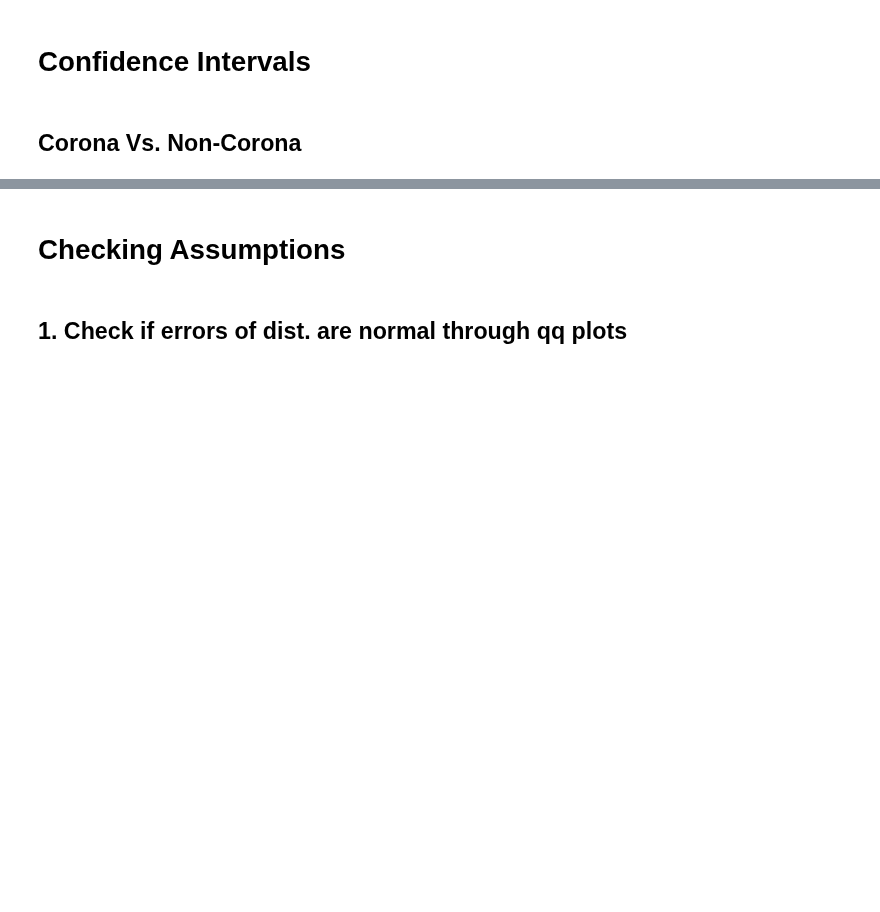
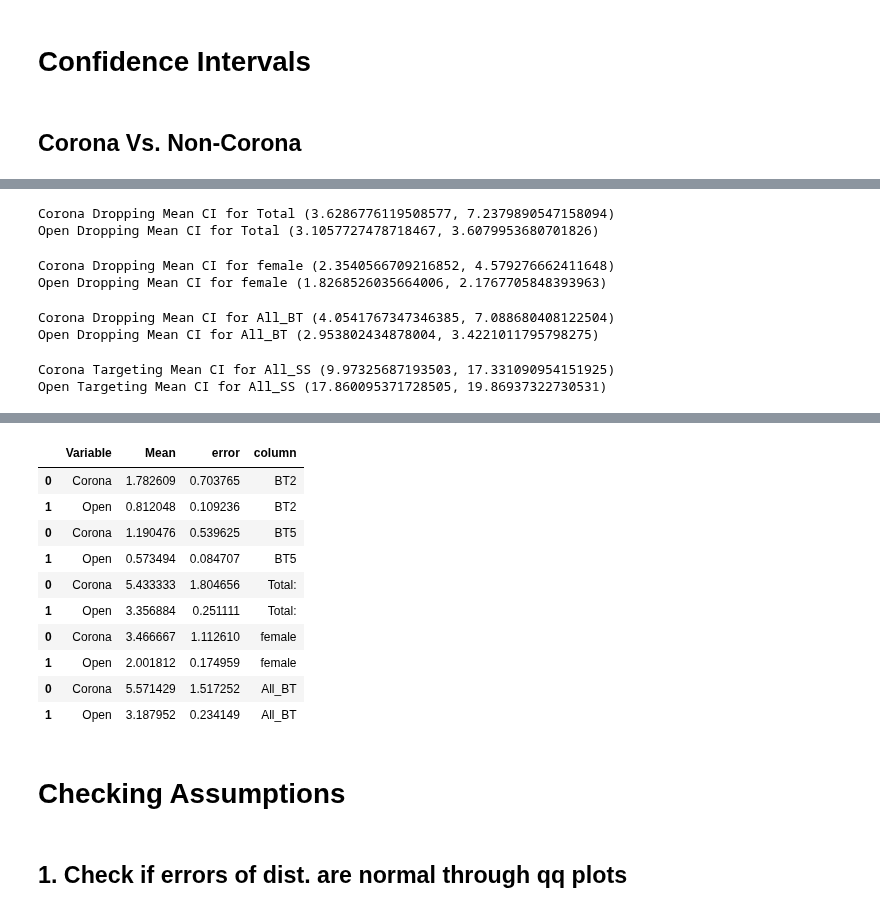
Before and after one commit to Data-Science-in-Business-Fall-2020/final-project-danny_brady_michael, a Jupyter notebook: T_Tests.ipynb, the cells around one changed output, grey strips where cells are left out. Drawn from its saved outputs; the diff is of its cells as text; code cells hidden in the pictures; blank space fills up the shorter version.

Commit message:
I made some further progress into confidence intervals and graphically showing those

```diff
--- a/T_Tests.ipynb
+++ b/T_Tests.ipynb
@@ -550,5 +591,0 @@ Total:  : Test Statistic = 10.28547 P-Value = 0.0
-# %%
-# Perform T-Test for species and genders
-for column in gender_and_species:
-    twosample_results = st.ttest_ind(no_light_targets[column], first_40_targets[column],nan_policy='omit')
-    print(column, ": Test Statistic =" ,round(twosample_results[0], 5), "P-Value =", round(twosample_results[1], 10))
@@ -594,0 +626,7 @@ There were multiple significant values within the individual sharks as well as f
+# %%
+# Perform T-Test for each individual Shark
+for column in All_Sharks.drop(columns = ["BT2"]):
+    twosample_results = st.ttest_ind(no_light_targets[column], light_targets[column],nan_policy='omit',equal_var = False)
+    print(column, ": Test Statistic =" ,round(twosample_results[0], 5), "P-Value =", round(twosample_results[1], 10))
+twosample_results = st.ttest_ind(no_light_targets["BT2"], light_targets["BT2"],nan_policy='omit')
+print("BT2", ": Test Statistic =" ,round(twosample_results[0], 5), "P-Value =", round(twosample_results[1], 10))
@@ -595,6 +647,6 @@ There were multiple significant values within the individual sharks as well as f
 # %%
-# Perform T-Test for each individual Shark
-for column in All_Sharks:
-    twosample_results = st.ttest_ind(no_light_targets[column], light_targets[column],nan_policy='omit')
+# Perform T-Test for species and genders
+for column in gender_and_species:
+    twosample_results = st.ttest_ind(no_light_targets[column], light_targets[column],nan_policy='omit', equal_var = False)
     print(column, ": Test Statistic =" ,round(twosample_results[0], 5), "P-Value =", round(twosample_results[1], 10))
 # %% [output]
@@ -614,5 +657,0 @@ Total:  : Test Statistic = 34.03772 P-Value = 0.0
-# %%
-# Perform T-Test for species and genders
-for column in gender_and_species:
-    twosample_results = st.ttest_ind(no_light_targets[column], light_targets[column],nan_policy='omit')
-    print(column, ": Test Statistic =" ,round(twosample_results[0], 5), "P-Value =", round(twosample_results[1], 10))
@@ -851,0 +907,42 @@ drops_hi.head()
+# %%
+print("Corona Dropping Mean CI for Total",st.t.interval(alpha=0.95, df=len(corona_drop["Total: "])-1, loc=np.mean(corona_drop["Total: "]), scale=st.sem(corona_drop["Total: "],nan_policy='omit')))
+print("Open Dropping Mean CI for Total",st.t.interval(alpha=0.95, df=len(open_drop["Total: "])-1, loc=np.mean(open_drop["Total: "]), scale=st.sem(open_drop["Total: "],nan_policy='omit')))
+# %% [output]
+Corona Dropping Mean CI for Total (3.6286776119508577, 7.2379890547158094)
+Open Dropping Mean CI for Total (3.1057727478718467, 3.6079953680701826)
+# %%
+print("Corona Dropping Mean CI for female",st.t.interval(alpha=0.95, df=len(corona_drop["female"])-1, loc=np.mean(corona_drop["female"]), scale=st.sem(corona_drop["female"],nan_policy='omit')))
+print("Open Dropping Mean CI for female",st.t.interval(alpha=0.95, df=len(open_drop["female"])-1, loc=np.mean(open_drop["female"]), scale=st.sem(open_drop["female"],nan_policy='omit')))
+# %% [output]
+Corona Dropping Mean CI for female (2.3540566709216852, 4.579276662411648)
+Open Dropping Mean CI for female (1.8268526035664006, 2.1767705848393963)
+# %%
+print("Corona Dropping Mean CI for All_BT",st.t.interval(alpha=0.95, df=len(corona_drop["All_BT"])-1, loc=np.mean(corona_drop["All_BT"]), scale=st.sem(corona_drop["All_BT"],nan_policy='omit')))
+print("Open Dropping Mean CI for All_BT",st.t.interval(alpha=0.95, df=len(open_drop["All_BT"])-1, loc=np.mean(open_drop["All_BT"]), scale=st.sem(open_drop["All_BT"],nan_policy='omit')))
+# %% [output]
+Corona Dropping Mean CI for All_BT (4.0541767347346385, 7.088680408122504)
+Open Dropping Mean CI for All_BT (2.953802434878004, 3.4221011795798275)
+# %%
+print("Corona Targeting Mean CI for All_SS",st.t.interval(alpha=0.95, df=len(corona_target["All_SS"])-1, loc=np.mean(corona_target["All_SS"]), scale=st.sem(corona_target["All_SS"],nan_policy='omit')))
+print("Open Targeting Mean CI for All_SS",st.t.interval(alpha=0.95, df=len(open_target["All_SS"])-1, loc=np.mean(open_target["All_SS"]), scale=st.sem(open_target["All_SS"],nan_policy='omit')))
+# %% [output]
+Corona Targeting Mean CI for All_SS (9.97325687193503, 17.331090954151925)
+Open Targeting Mean CI for All_SS (17.860095371728505, 19.86937322730531)
+# %%
+test = pd.DataFrame()
+sig = ["BT2", "BT5", "Total: ", "female", "All_BT"]
+for column in sig:
+    corona_mean = corona_drop[column].mean()
+    open_mean = open_drop[column].mean()
+    corona_int = st.t.interval(alpha=0.95, df=len(corona_drop[column])-1, loc=np.mean(corona_drop[column]), scale=st.sem(corona_drop[column],nan_policy='omit'))
+    open_int = st.t.interval(alpha=0.95, df=len(open_drop[column])-1, loc=np.mean(open_drop[column]), scale=st.sem(open_drop[column],nan_policy='omit'))
+    corona_error = (corona_int[1] - corona_int[0])/2
+    open_error = (open_int[1] - open_int[0])/2
+    pd.Series()
+    data = {'Variable':['Corona','Open'], 'Mean':[corona_mean,open_mean],'error':[corona_error,open_error],'column':[column,column]}
+    data = pd.DataFrame(data)
+    test = pd.concat([test, data])
+test
+
+px.bar(test, x = )
+# %% [output]
@@ -852,3 +950,14 @@ drops_hi.head()
+|  | Variable | Mean | error | column |
+| 0 | Corona | 1.782609 | 0.703765 | BT2 |
+| 1 | Open | 0.812048 | 0.109236 | BT2 |
+| 0 | Corona | 1.190476 | 0.539625 | BT5 |
+| 1 | Open | 0.573494 | 0.084707 | BT5 |
+| 0 | Corona | 5.433333 | 1.804656 | Total: |
+| 1 | Open | 3.356884 | 0.251111 | Total: |
+| 0 | Corona | 3.466667 | 1.112610 | female |
+| 1 | Open | 2.001812 | 0.174959 | female |
+| 0 | Corona | 5.571429 | 1.517252 | All_BT |
+| 1 | Open | 3.187952 | 0.234149 | All_BT |
 # %% [markdown]
 # Checking Assumptions
 # %% [markdown]
```
Also changed, not shown: parts of 41 cells of this notebook.
